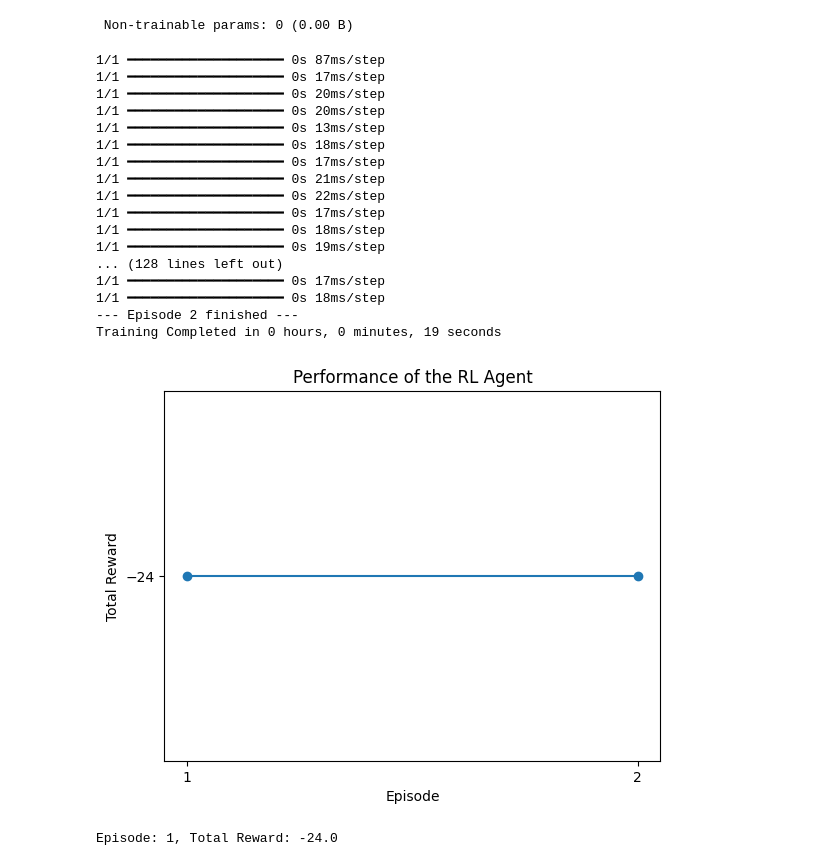
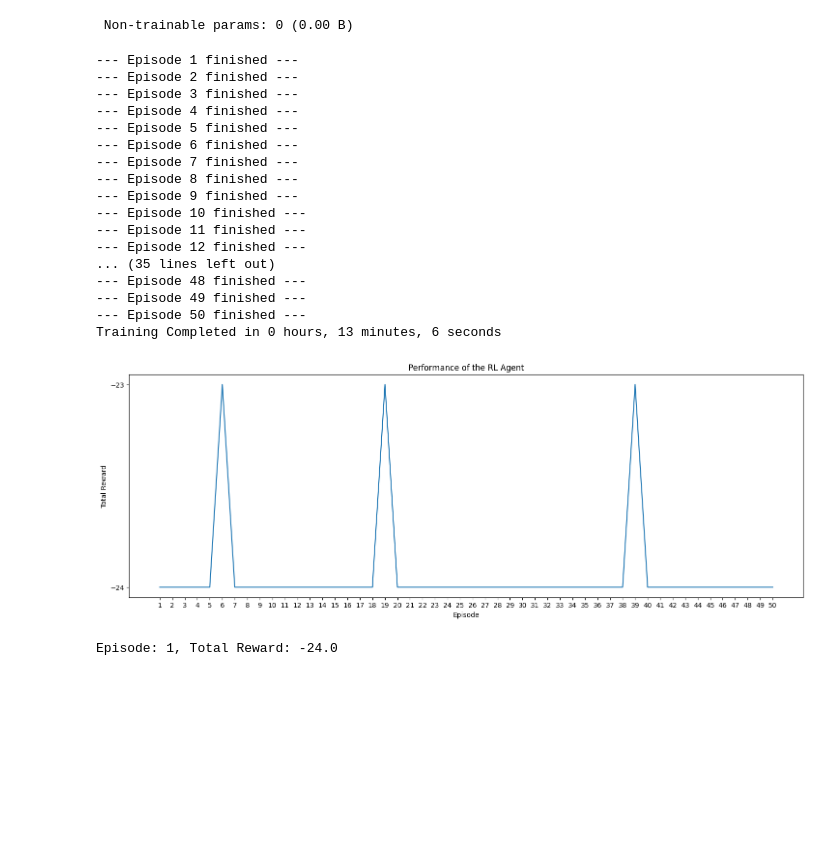
Before and after one commit to Dom17Pham/RL-tennis, a Jupyter notebook: RL-tennis-nb.ipynb, the cells around one changed output. Saved outputs shown, nothing was run; the diff lists cells and outputs as text; code cells hidden in the pictures; blank space fills up the shorter version.

Commit message:
Updated nb to showcase training with 50 eps.

```diff
--- a/RL-tennis-nb.ipynb
+++ b/RL-tennis-nb.ipynb
@@ -47,7 +47,7 @@ hyperparameters = {
     "exploration_factor_min":0.1,   # Minimum Exploration Factor
     "exploration_decay":0.995,      # Exploration Decay
     "discount_factor": 0.99,        # Discount Factor
-    "training_episodes": 10,        # Number of training episodes
+    "training_episodes": 50,        # Number of training episodes
     "testing_episodes": 1,          # Number of testing episdoes
     "max_steps": 100,               # Maximum steps per episode
     "replay_buffer_size": 10000,
@@ -234,33 +234,34 @@ print(f"Training Completed in {int(hours)} hours, {int(minutes)} minutes, {int(s
 
 env.close()
 # %% [output]
-1/1 ━━━━━━━━━━━━━━━━━━━━ 0s 87ms/step
-1/1 ━━━━━━━━━━━━━━━━━━━━ 0s 17ms/step
-1/1 ━━━━━━━━━━━━━━━━━━━━ 0s 20ms/step
-1/1 ━━━━━━━━━━━━━━━━━━━━ 0s 20ms/step
-1/1 ━━━━━━━━━━━━━━━━━━━━ 0s 13ms/step
-1/1 ━━━━━━━━━━━━━━━━━━━━ 0s 18ms/step
-1/1 ━━━━━━━━━━━━━━━━━━━━ 0s 17ms/step
-1/1 ━━━━━━━━━━━━━━━━━━━━ 0s 21ms/step
-1/1 ━━━━━━━━━━━━━━━━━━━━ 0s 22ms/step
-1/1 ━━━━━━━━━━━━━━━━━━━━ 0s 17ms/step
-1/1 ━━━━━━━━━━━━━━━━━━━━ 0s 18ms/step
-1/1 ━━━━━━━━━━━━━━━━━━━━ 0s 19ms/step
-... (128 lines left out)
-1/1 ━━━━━━━━━━━━━━━━━━━━ 0s 17ms/step
-1/1 ━━━━━━━━━━━━━━━━━━━━ 0s 18ms/step
+--- Episode 1 finished ---
 --- Episode 2 finished ---
-Training Completed in 0 hours, 0 minutes, 19 seconds
+--- Episode 3 finished ---
+--- Episode 4 finished ---
+--- Episode 5 finished ---
+--- Episode 6 finished ---
+--- Episode 7 finished ---
+--- Episode 8 finished ---
+--- Episode 9 finished ---
+--- Episode 10 finished ---
+--- Episode 11 finished ---
+--- Episode 12 finished ---
+... (35 lines left out)
+--- Episode 48 finished ---
+--- Episode 49 finished ---
+--- Episode 50 finished ---
+Training Completed in 0 hours, 13 minutes, 6 seconds
 # %%
-plt.plot(range(1, hyperparameters["training_episodes"] + 1), performance_record, marker='o')
+plt.figure(figsize=(18, 6))
+plt.plot(range(1, hyperparameters["training_episodes"] + 1), performance_record)
 plt.xlabel('Episode')
 plt.xticks(range(1, hyperparameters["training_episodes"] + 1, 1))
 plt.ylabel('Total Reward')
 plt.yticks(range(int(min(performance_record)), int(max(performance_record)) + 1, 1))
 plt.title('Performance of the RL Agent')
 plt.show()
 # %% [output]
-[figure, old version]
+[figure, new version]
 # %%
 # Load the saved model
 saved_model_path = "models/best_model.keras"
```
Also changed, not shown: parts of 1 cell of this notebook.
